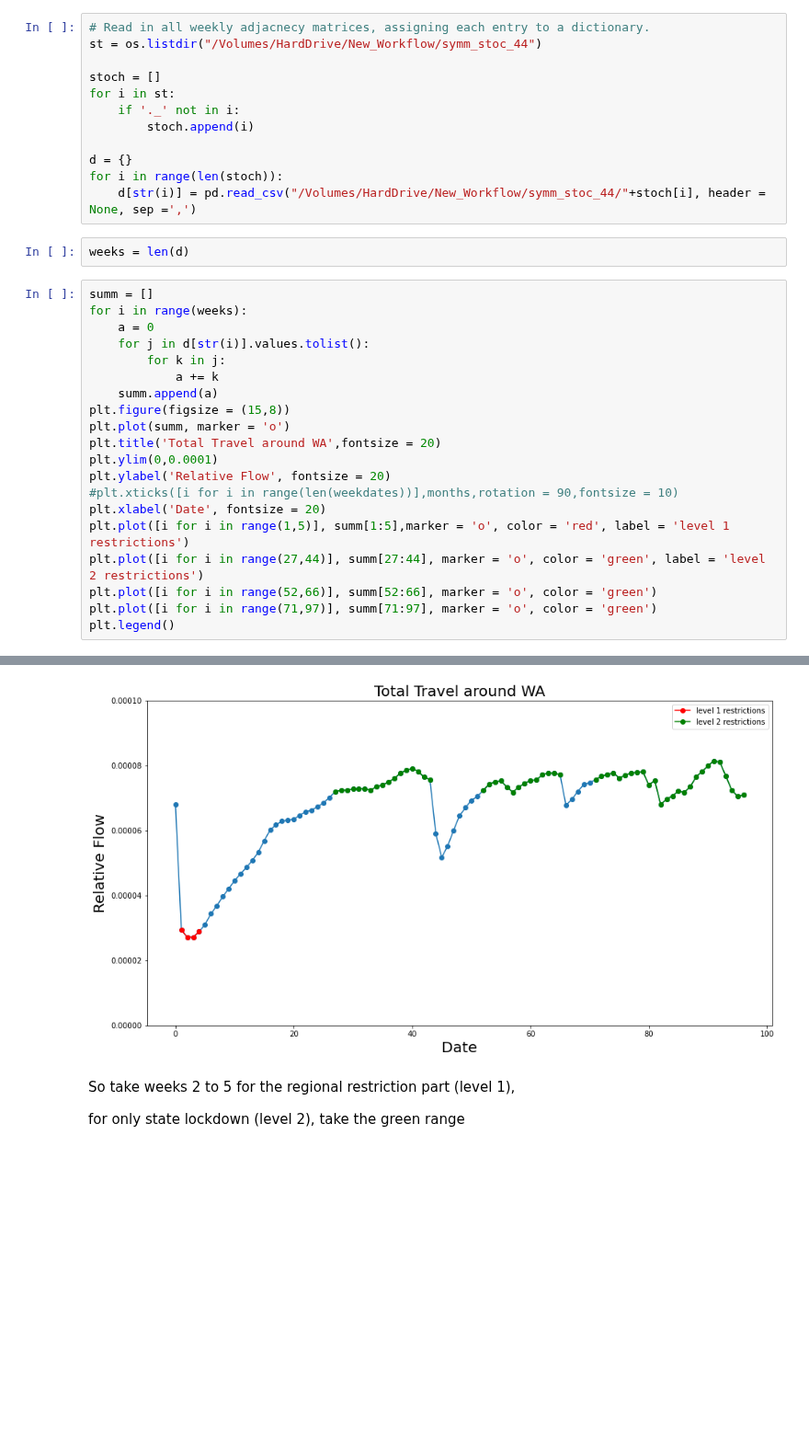
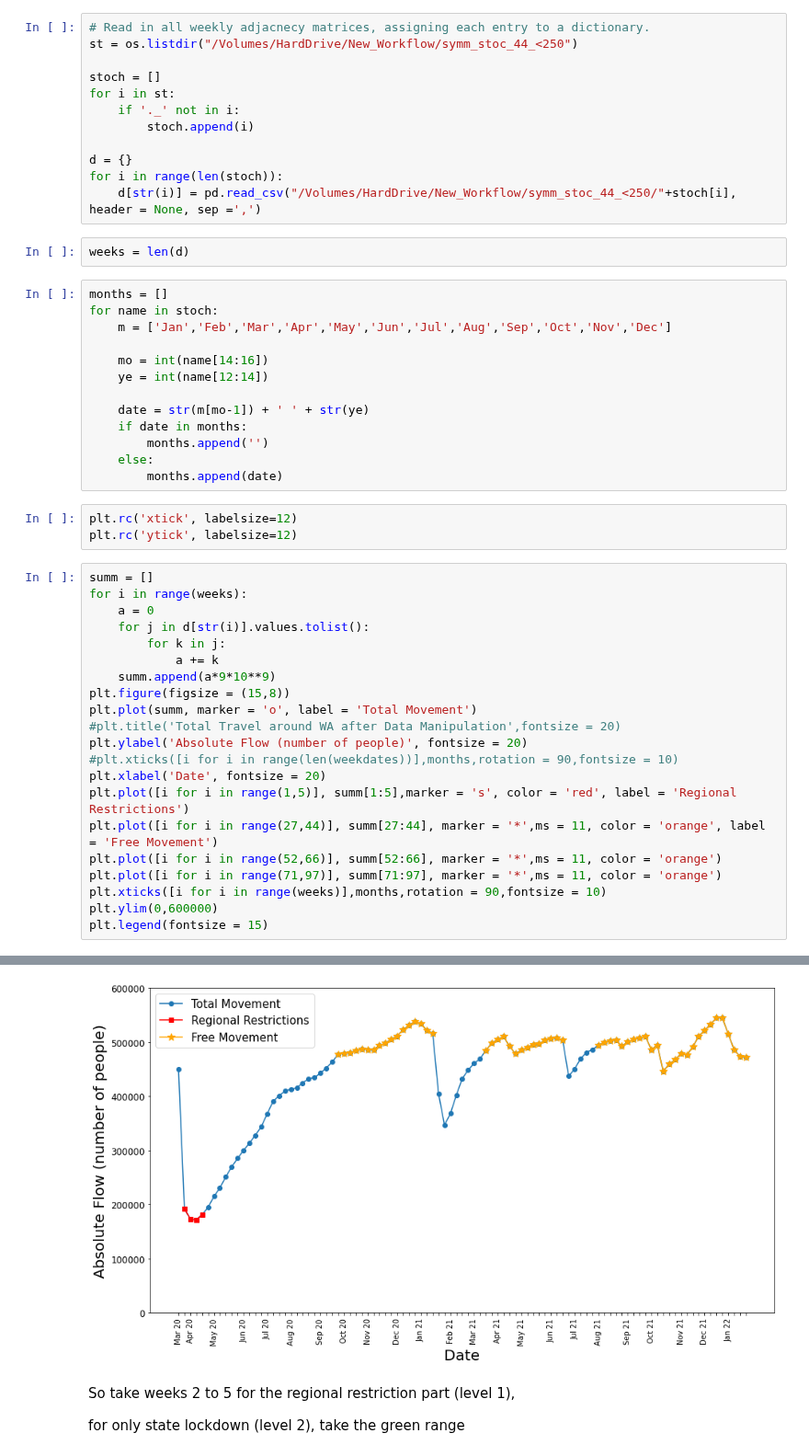
Before and after one commit to yuval-b/covid_thesis, a Jupyter notebook: 3b. Average out restriction levels.ipynb, the cells around one changed output, grey strips where cells are left out. Shown at 92% size. Drawn from its saved outputs; the diff is of its cells as text; blank space fills up the shorter version.

Commit message:
Cleaner figures

```diff
--- a/3b. Average out restriction levels.ipynb
+++ b/3b. Average out restriction levels.ipynb
@@ -25,7 +22,7 @@ import collections
 import csv
 # %%
 # Read in all weekly adjacnecy matrices, assigning each entry to a dictionary.
-st = os.listdir("/Volumes/HardDrive/New_Workflow/symm_stoc_44")
+st = os.listdir("/Volumes/HardDrive/New_Workflow/symm_stoc_44_<250")
 
 stoch = []
 for i in st:
@@ -34,32 +31,49 @@ for i in st:
 
 d = {}
 for i in range(len(stoch)):
-    d[str(i)] = pd.read_csv("/Volumes/HardDrive/New_Workflow/symm_stoc_44/"+stoch[i], header = None, sep =',')
+    d[str(i)] = pd.read_csv("/Volumes/HardDrive/New_Workflow/symm_stoc_44_<250/"+stoch[i], header = None, sep =',')
 # %%
 weeks = len(d)
+# %%
+months = []
+for name in stoch:
+    m = ['Jan','Feb','Mar','Apr','May','Jun','Jul','Aug','Sep','Oct','Nov','Dec']
+
+    mo = int(name[14:16])
+    ye = int(name[12:14])
+
+    date = str(m[mo-1]) + ' ' + str(ye)
+    if date in months:
+        months.append('')
+    else:
+        months.append(date)
+# %%
+plt.rc('xtick', labelsize=12)
+plt.rc('ytick', labelsize=12)
 # %%
 summ = []
 for i in range(weeks):
     a = 0
     for j in d[str(i)].values.tolist():
         for k in j:
             a += k
-    summ.append(a)
+    summ.append(a*9*10**9)
 plt.figure(figsize = (15,8))
-plt.plot(summ, marker = 'o')
-plt.title('Total Travel around WA',fontsize = 20)
-plt.ylim(0,0.0001)
-plt.ylabel('Relative Flow', fontsize = 20)
+plt.plot(summ, marker = 'o', label = 'Total Movement')
+#plt.title('Total Travel around WA after Data Manipulation',fontsize = 20)
+plt.ylabel('Absolute Flow (number of people)', fontsize = 20)
 #plt.xticks([i for i in range(len(weekdates))],months,rotation = 90,fontsize = 10)
 plt.xlabel('Date', fontsize = 20)
-plt.plot([i for i in range(1,5)], summ[1:5],marker = 'o', color = 'red', label = 'level 1 restrictions')
-plt.plot([i for i in range(27,44)], summ[27:44], marker = 'o', color = 'green', label = 'level 2 restrictions')
-plt.plot([i for i in range(52,66)], summ[52:66], marker = 'o', color = 'green')
-plt.plot([i for i in range(71,97)], summ[71:97], marker = 'o', color = 'green')
-plt.legend()
+plt.plot([i for i in range(1,5)], summ[1:5],marker = 's', color = 'red', label = 'Regional Restrictions')
+plt.plot([i for i in range(27,44)], summ[27:44], marker = '*',ms = 11, color = 'orange', label = 'Free Movement')
+plt.plot([i for i in range(52,66)], summ[52:66], marker = '*',ms = 11, color = 'orange')
+plt.plot([i for i in range(71,97)], summ[71:97], marker = '*',ms = 11, color = 'orange')
+plt.xticks([i for i in range(weeks)],months,rotation = 90,fontsize = 10)
+plt.ylim(0,600000)
+plt.legend(fontsize = 15)
 # %% [output]
 <matplotlib.legend.Legend at 0x...>
-[figure, old version]
+[figure, new version]
 # %% [markdown]
 So take weeks 2 to 5 for the regional restriction part (level 1),
 
```
Also changed, not shown: parts of 5 cells of this notebook.
